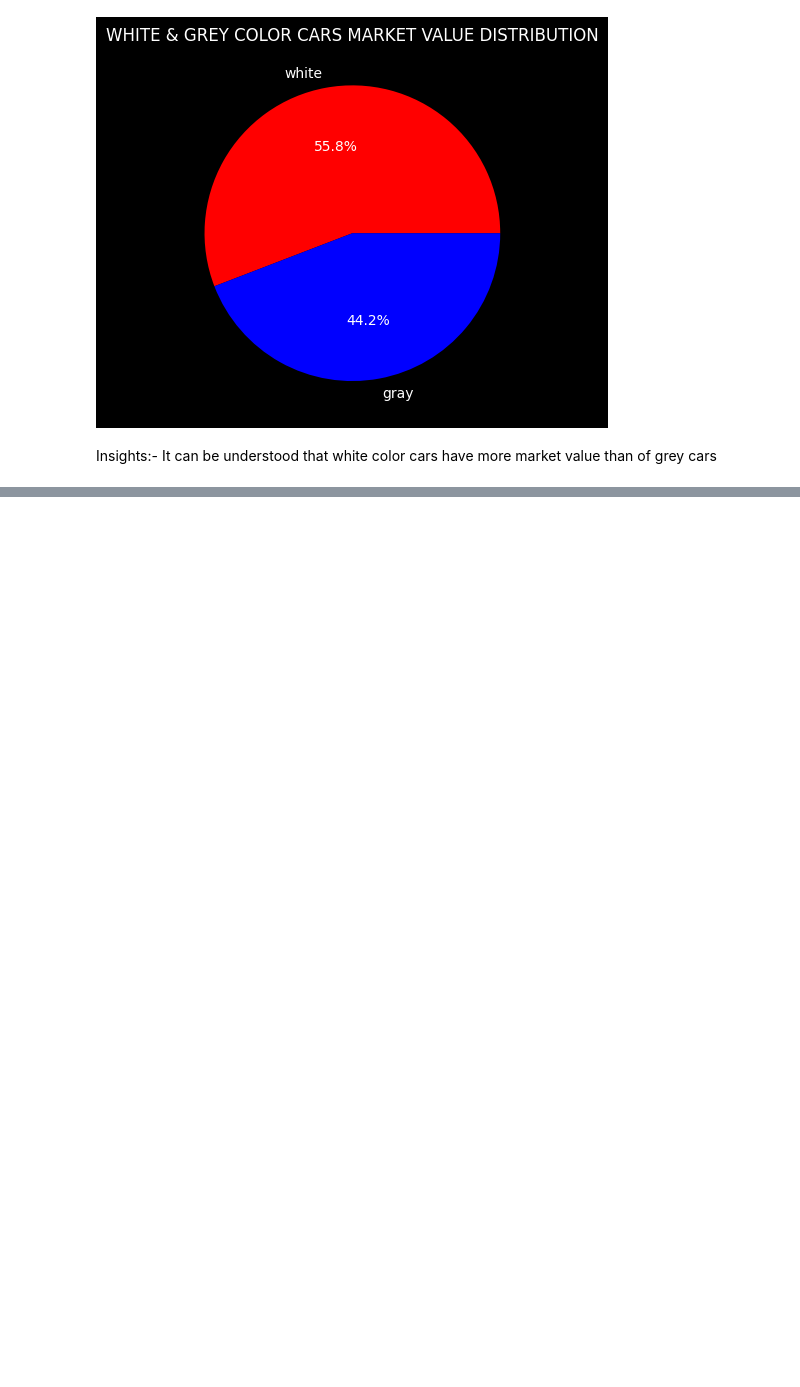
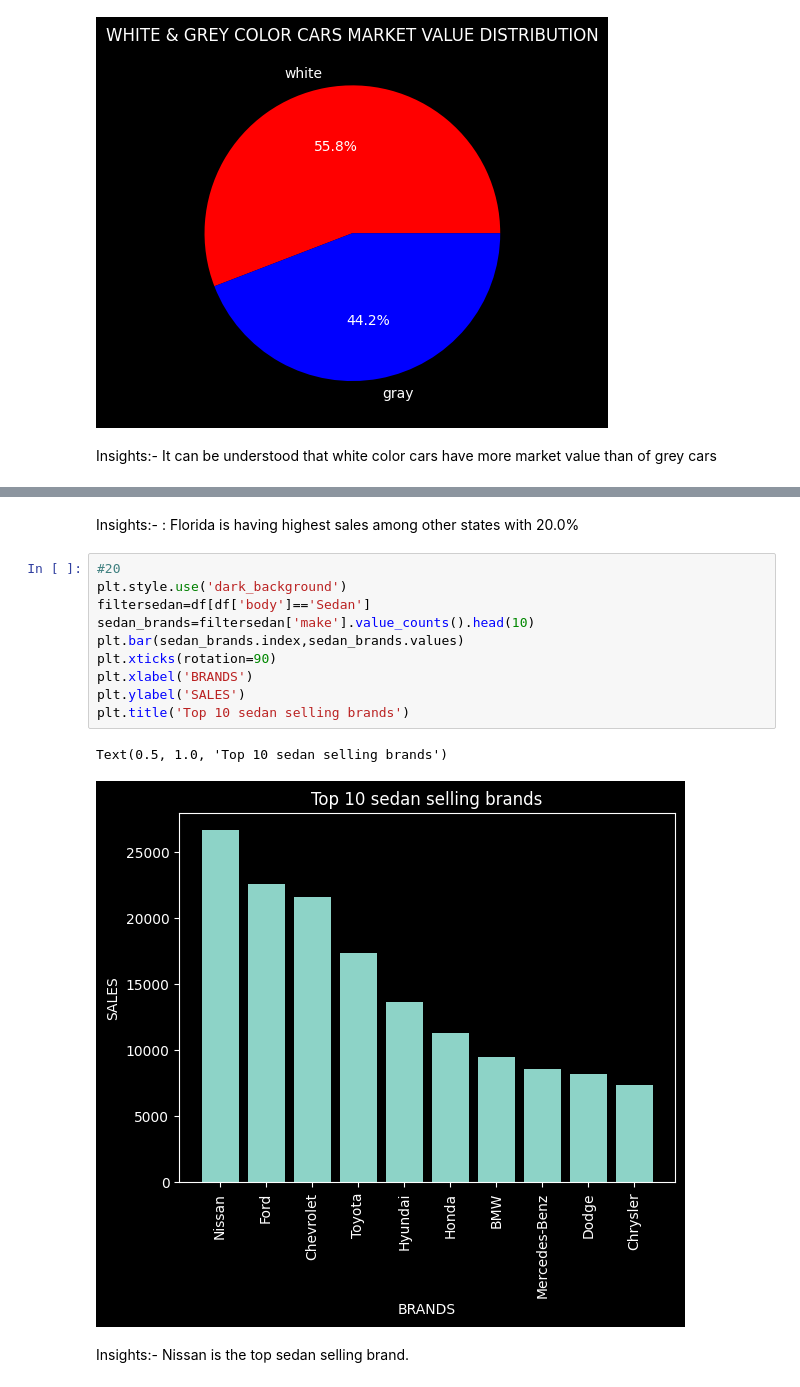
Before and after one commit to adnaaan10/data_visualisation_works, a Jupyter notebook: car_data.ipynb, the cells around one changed output, grey strips where cells are left out. Saved outputs shown, nothing was run; the diff lists cells and outputs as text; blank space fills up the shorter version.

```diff
--- a/car_data.ipynb
+++ b/car_data.ipynb
@@ -359,0 +438,19 @@ Insights:-
+# %% [markdown]
+Insights:-
+: Florida is having highest sales among other states with 20.0%
+# %%
+#20
+plt.style.use('dark_background')
+filtersedan=df[df['body']=='Sedan']
+sedan_brands=filtersedan['make'].value_counts().head(10)
+plt.bar(sedan_brands.index,sedan_brands.values)
+plt.xticks(rotation=90)
+plt.xlabel('BRANDS')
+plt.ylabel('SALES')
+plt.title('Top 10 sedan selling brands')
+# %% [output]
+Text(0.5, 1.0, 'Top 10 sedan selling brands')
+[figure, added]
+# %% [markdown]
+Insights:-
+ Nissan is the top sedan selling brand.
```
Also changed, not shown: parts of 8 cells of this notebook.
